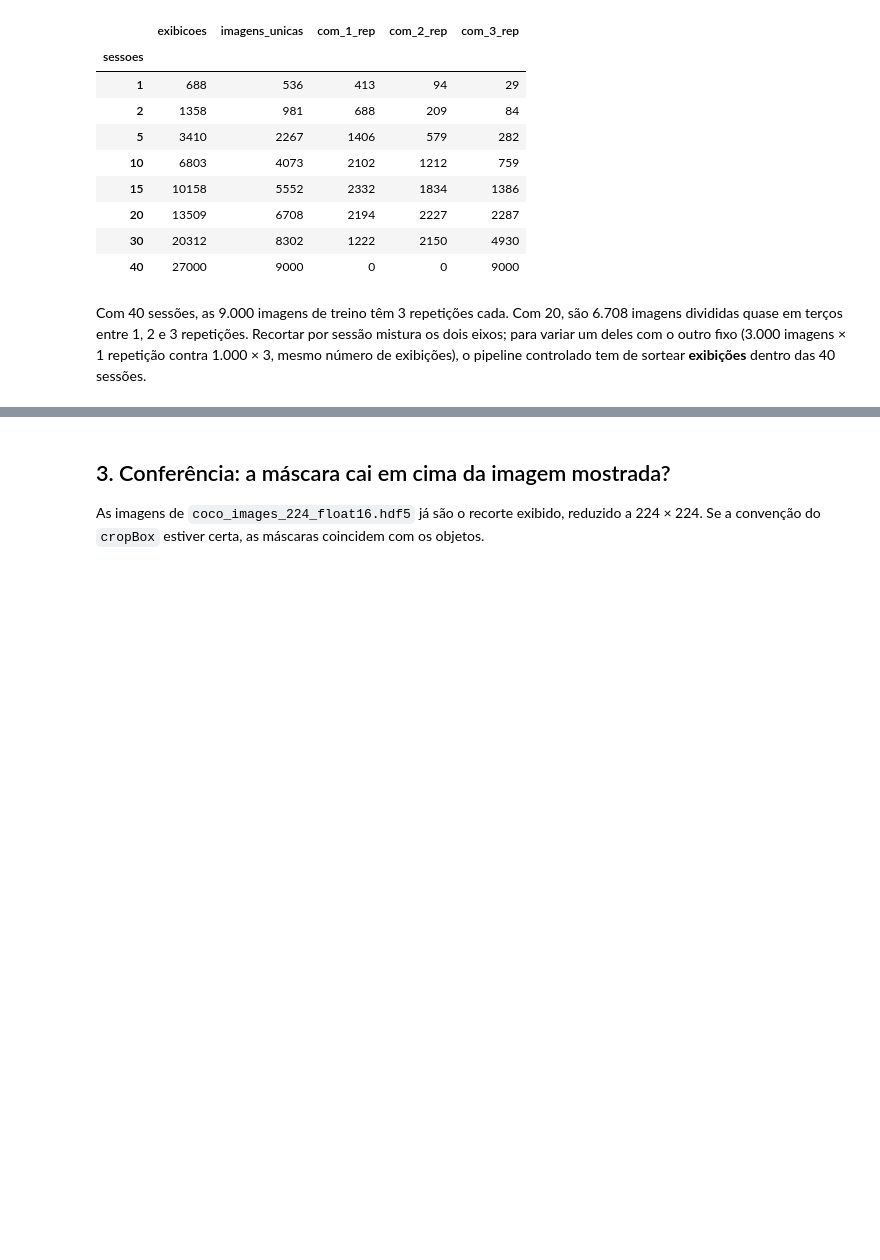
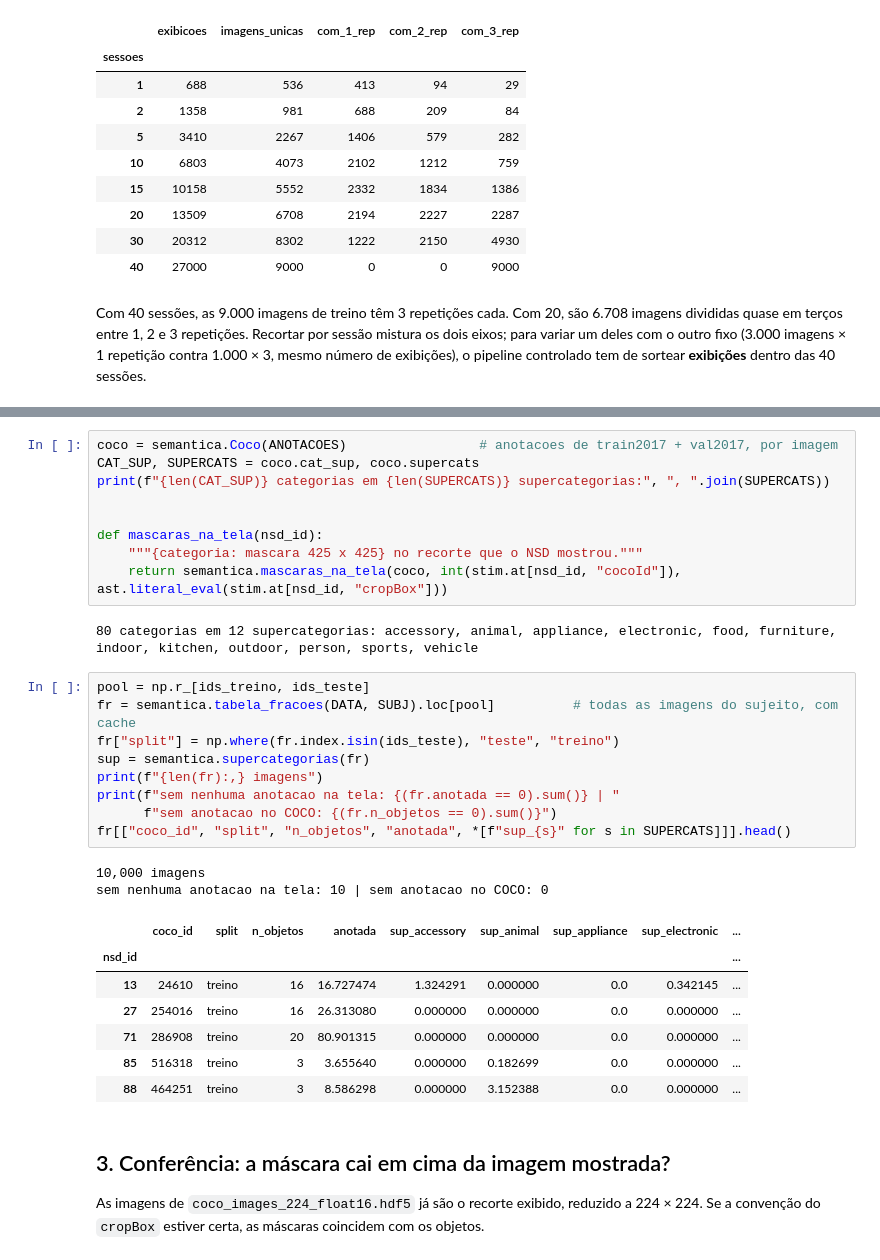
Before and after one commit to PR-Alberti/benchmark-modelos, a Jupyter notebook: notebooks/classificacao_semantica.ipynb, the cells around one changed output, grey strips where cells are left out. Cells and saved outputs as stored; diff of their text form; blank space fills up the shorter version.

```diff
--- a/notebooks/classificacao_semantica.ipynb
+++ b/notebooks/classificacao_semantica.ipynb
@@ -262,3 +136,33 @@ sem nenhuma anotacao na tela: 10 | sem anotacao no COCO: 0
+# %%
+coco = semantica.Coco(ANOTACOES)                 # anotacoes de train2017 + val2017, por imagem
+CAT_SUP, SUPERCATS = coco.cat_sup, coco.supercats
+print(f"{len(CAT_SUP)} categorias em {len(SUPERCATS)} supercategorias:", ", ".join(SUPERCATS))
+
+
+def mascaras_na_tela(nsd_id):
+    """{categoria: mascara 425 x 425} no recorte que o NSD mostrou."""
+    return semantica.mascaras_na_tela(coco, int(stim.at[nsd_id, "cocoId"]), ast.literal_eval(stim.at[nsd_id, "cropBox"]))
+# %% [output]
+80 categorias em 12 supercategorias: accessory, animal, appliance, electronic, food, furniture, indoor, kitchen, outdoor, person, sports, vehicle
+# %%
+pool = np.r_[ids_treino, ids_teste]
+fr = semantica.tabela_fracoes(DATA, SUBJ).loc[pool]          # todas as imagens do sujeito, com cache
+fr["split"] = np.where(fr.index.isin(ids_teste), "teste", "treino")
+sup = semantica.supercategorias(fr)
+print(f"{len(fr):,} imagens")
+print(f"sem nenhuma anotacao na tela: {(fr.anotada == 0).sum()} | "
+      f"sem anotacao no COCO: {(fr.n_objetos == 0).sum()}")
+fr[["coco_id", "split", "n_objetos", "anotada", *[f"sup_{s}" for s in SUPERCATS]]].head()
+# %% [output]
+10,000 imagens
+sem nenhuma anotacao na tela: 10 | sem anotacao no COCO: 0
+|  | coco_id | split | n_objetos | anotada | sup_accessory | sup_animal | sup_appliance | sup_electronic | ... |
+| nsd_id |  |  |  |  |  |  |  |  | ... |
+| 13 | 24610 | treino | 16 | 16.727474 | 1.324291 | 0.000000 | 0.0 | 0.342145 | ... |
+| 27 | 254016 | treino | 16 | 26.313080 | 0.000000 | 0.000000 | 0.0 | 0.000000 | ... |
+| 71 | 286908 | treino | 20 | 80.901315 | 0.000000 | 0.000000 | 0.0 | 0.000000 | ... |
+| 85 | 516318 | treino | 3 | 3.655640 | 0.000000 | 0.182699 | 0.0 | 0.000000 | ... |
+| 88 | 464251 | treino | 3 | 8.586298 | 0.000000 | 3.152388 | 0.0 | 0.000000 | ... |
 # %% [markdown]
 ## 3. Conferência: a máscara cai em cima da imagem mostrada?
 
```
Also changed, not shown: parts of 16 cells of this notebook.
